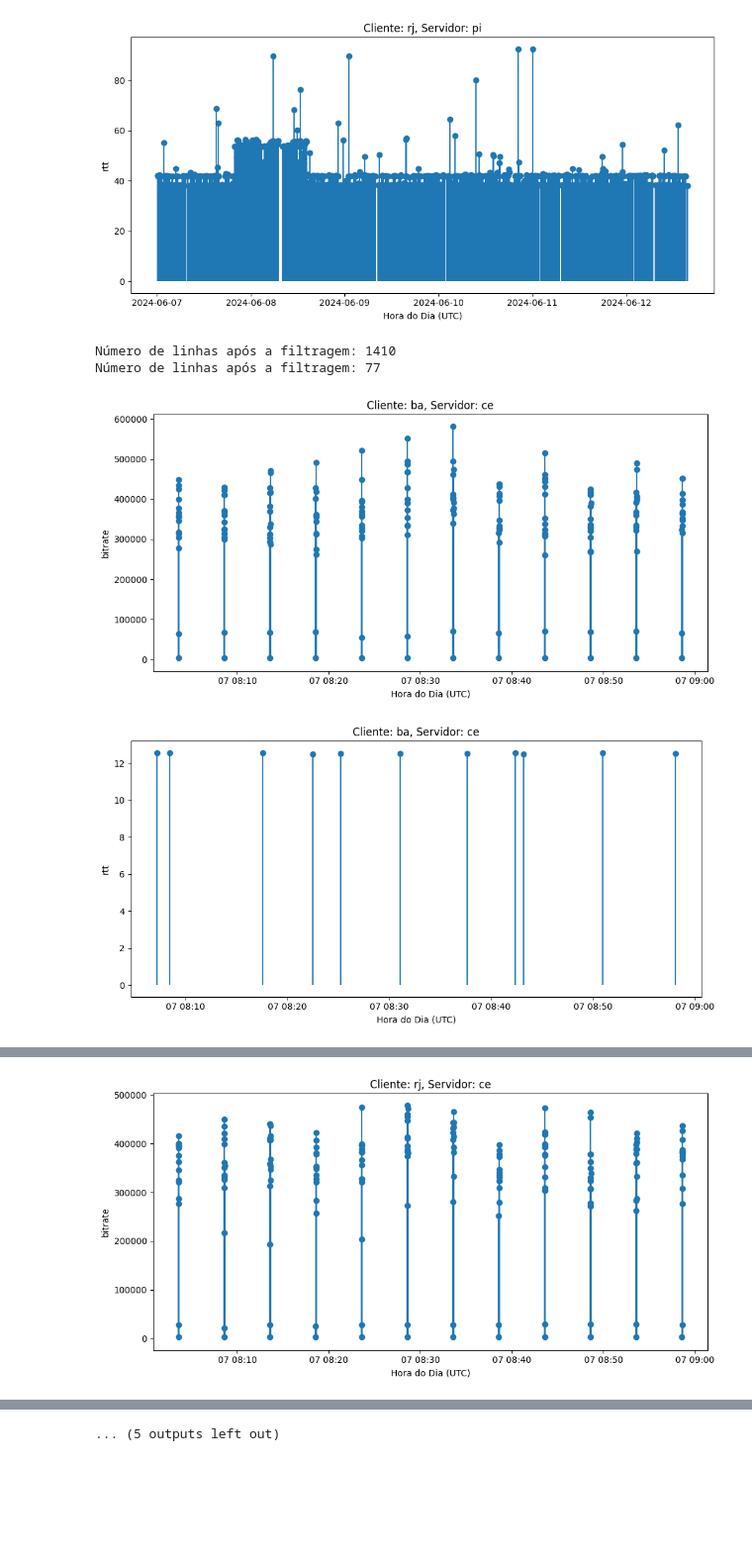
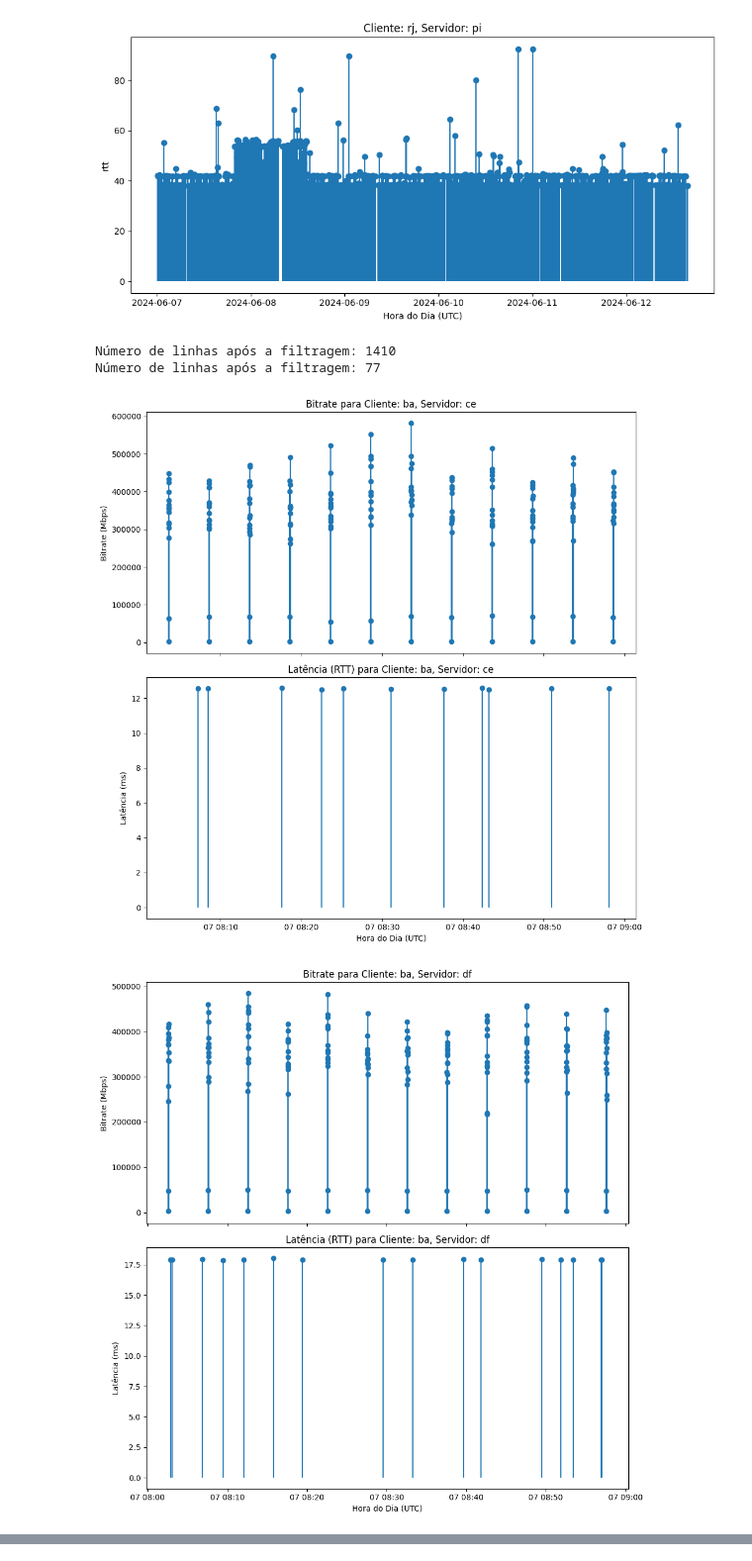
Before and after one commit to lhscaldas/trabalho-final-cps769, a Jupyter notebook: eda.ipynb, the cells around one changed output, grey strips where cells are left out. Shown at 99% size. Saved outputs shown, nothing was run; the diff lists cells and outputs as text; code cells hidden in the pictures; blank space fills up the shorter version.

```diff
--- a/eda.ipynb
+++ b/eda.ipynb
@@ -173,15 +197,14 @@ for _, par in pares.iterrows():
 # %%
 df_bitrate_filtrado = filtrar_intervalo(bitrate_df, inicio = '2024-06-07 08:00', fim = '2024-06-07 08:59' )
 df_rtt_filtrado = filtrar_intervalo(rtt_df, inicio = '2024-06-07 08:00', fim = '2024-06-07 08:59' )
 pares = df_bitrate_filtrado[['client', 'server']].drop_duplicates()
 
 for _, par in pares.iterrows():
     client = par['client']
     server = par['server']
-    plotar_por_par(df_bitrate_filtrado, 'bitrate', client, server)
-    plotar_por_par(df_rtt_filtrado, 'rtt', client, server)
+    plotar_bitrate_e_rtt_por_par(df_bitrate_filtrado, df_rtt_filtrado, client, server)
 # %% [output]
 Número de linhas após a filtragem: 1410
 Número de linhas após a filtragem: 77
-[figure, old version]
+[figure, new version]
-[figure, old version]
+[figure, new version]
@@ -194 +216,0 @@ Número de linhas após a filtragem: 77
-[figure, removed]
@@ -197 +216,0 @@ Número de linhas após a filtragem: 77
-... (5 outputs left out)
```
Also changed, not shown: parts of 2 cells of this notebook.
